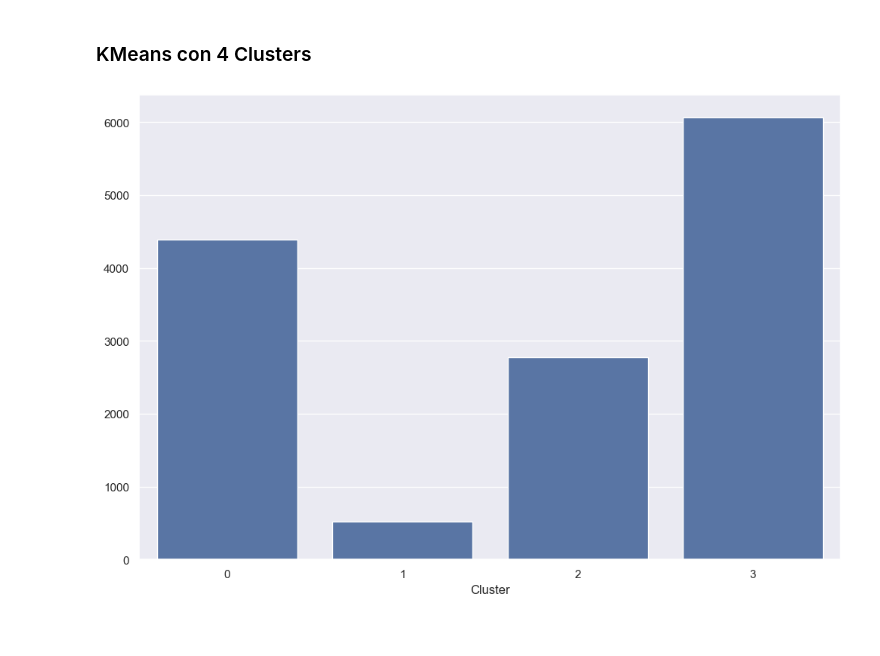
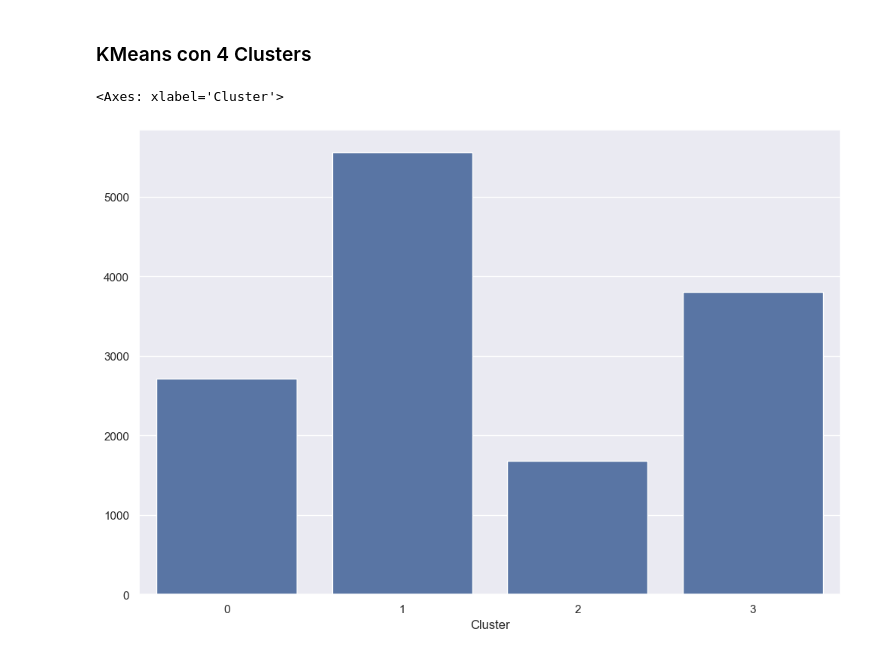
Before and after one commit to BILabsAndProjects/Lab2-Senecafe, a Jupyter notebook: Laboratorio2 LM.ipynb, the cells around one changed output. Cells and saved outputs as stored; diff of their text form; code cells hidden in the pictures.

```diff
--- a/Laboratorio2 LM.ipynb
+++ b/Laboratorio2 LM.ipynb
@@ -513,0 +556,12 @@ A partir de la Curva del Codo de inercia y distorsión se puede determinar la ca
+# %%
+kmeans2 = KMeans(n_clusters=2, random_state=0)
+
+res_kmeans2 = kmeans2.fit(df_clean)
+
+centroides2 = kmeans2.cluster_centers_
+# %%
+labels = res_kmeans2.labels_
+df_clean['Cluster'] = labels
+cluster_distrib = df_clean['Cluster'].value_counts()
+fig=plt.figure(figsize=(12,8))
+sns.barplot(x=cluster_distrib.index, y=cluster_distrib.values, color='b')
@@ -514,3 +610,5 @@ A partir de la Curva del Codo de inercia y distorsión se puede determinar la ca
+# %%
+df_clean = df_clean.drop(columns=['Cluster'])
 # %% [markdown]
 ### KMeans con 3 clusters
 # %%
@@ -539,16 +675,19 @@ Silueta:  0.6642564862978907
+# %%
+df_clean = df_clean.drop(columns=['Cluster'])
 # %% [markdown]
 ### KMeans con 4 Clusters
 # %%
 kmeans4 = KMeans(n_clusters=4, random_state=0)
 
 res_kmeans4 = kmeans4.fit(df_clean)
 
-centroides_escalados4 = kmeans4.cluster_centers_
+centroides4 = kmeans4.cluster_centers_
 
 labels4 = res_kmeans4.labels_
 df_clean['Cluster'] = labels4
 cluster_distrib4 = df_clean['Cluster'].value_counts()
 fig=plt.figure(figsize=(12,8))
-sns.barplot(x=cluster_distrib4.index, y=cluster_distrib4.values, color='b');
+sns.barplot(x=cluster_distrib4.index, y=cluster_distrib4.values, color='b')
 # %% [output]
+<Axes: xlabel='Cluster'>
-[figure, old version]
+[figure, new version]
```
Also changed, not shown: parts of 28 cells of this notebook.
